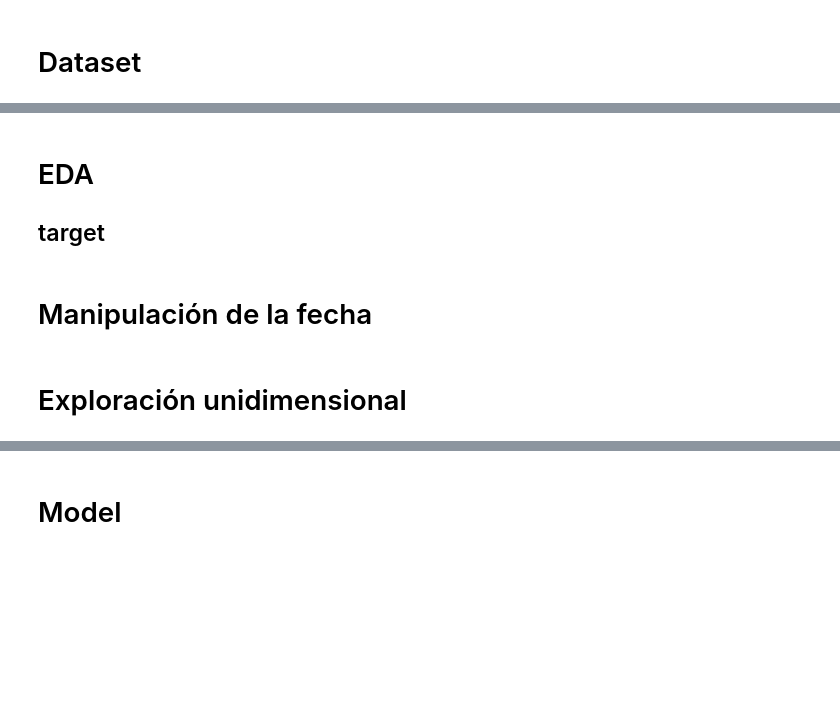
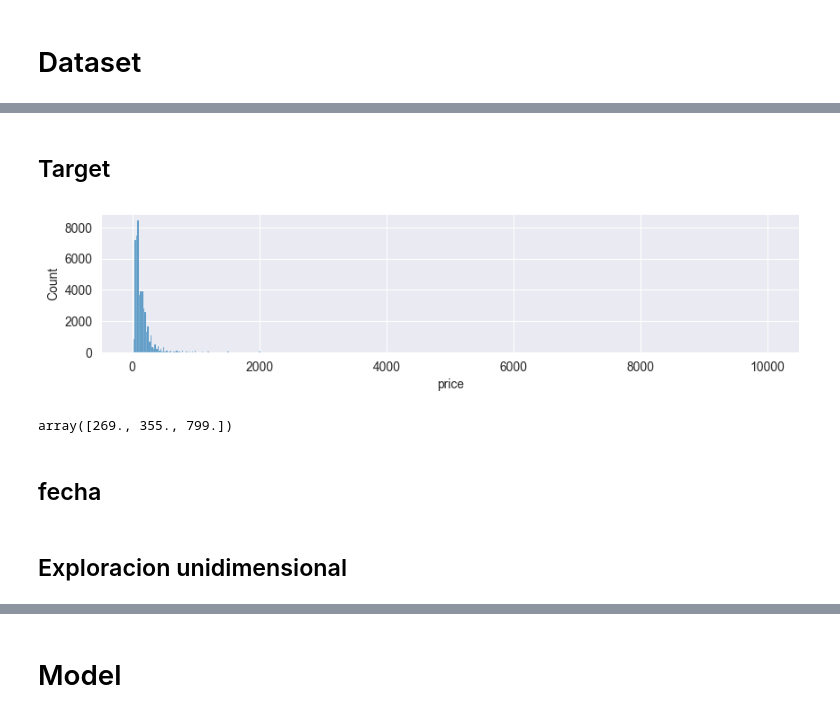
Before and after one commit to eduardofc/curso-dm-mp-40h, a Jupyter notebook: 03-data-preparation.ipynb, the cells around one changed output, grey strips where cells are left out. Drawn from its saved outputs; the diff is of its cells as text; code cells hidden in the pictures; blank space fills up the shorter version.

```diff
--- a/03-data-preparation.ipynb
+++ b/03-data-preparation.ipynb
@@ -15,6 +22,2 @@ df.head()
-# %%
-# Eliminamos valores que no están bien en price (descubierto en el EDA)
-
-df = df[df.price >= 10]  # las habs deben valer más de 10€
 # %%
 df.shape
@@ -20,0 +26,5 @@ df.shape
+# %%
+# elimino datos de price no-fiables
+
+df = df[df.price > 10]
+df.shape
@@ -29,4 +92,0 @@ df.describe(include='object')
-# %% [markdown]
-# EDA
-
-## target
@@ -44,3 +93,23 @@ plt.show()
+# %% [markdown]
+## Target
+# %%
+X = df['price']
+# X_new = np.log(X)
+
+plt.figure(figsize=(10,2))
+# sns.histplot(X_new)
+sns.histplot(X)
+plt.show()
+
+# 1) usar la target cruda
+# 2) transformar la target
+# 3) hacerla categorica
+# 4) ensemble de modelos
+
+np.quantile(X, [.9 ,.95 ,.99])
+# %% [output]
+[figure, added]
+array([269., 355., 799.])
 # %% [markdown]
-# Manipulación de la fecha
+## fecha
 # %%
@@ -52,5 +120,5 @@ df1['last_review'] = pd.to_datetime(df1['last_review'])
 ref_date = pd.Timestamp('2019-12-31')
 df1['last_review'] = (ref_date - df1['last_review']).dt.days
 # %% [markdown]
-# Exploración unidimensional
+## Exploracion unidimensional
 # %%
```
Also changed, not shown: parts of 106 cells of this notebook.
